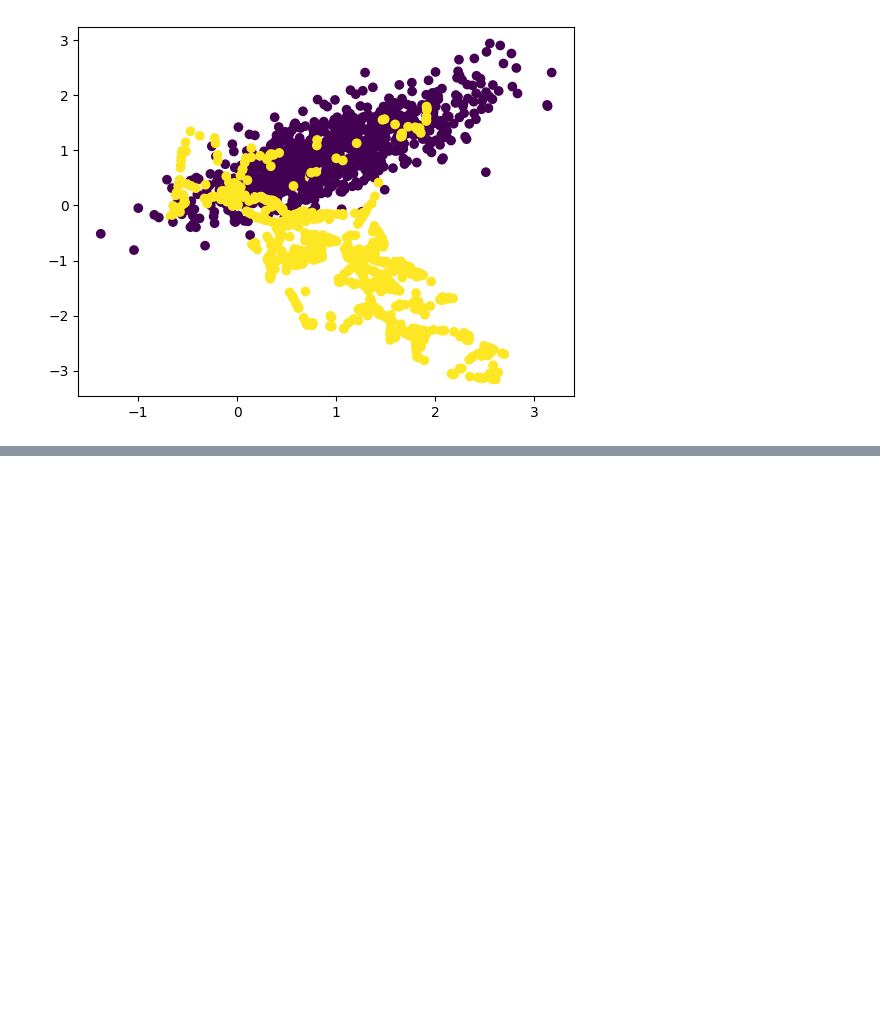
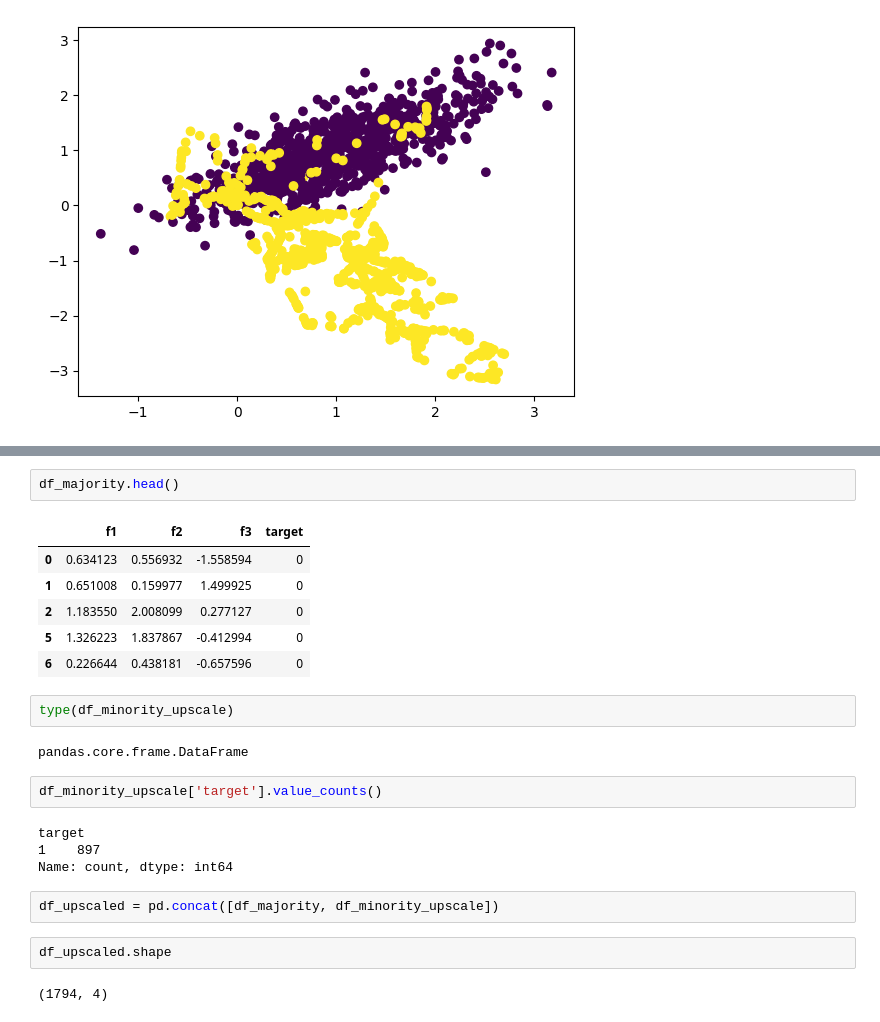
Before and after one commit to anuj-kumar-30/ML_pw, a Jupyter notebook: ML19_ML_Concepts/HandlingImbalancedDatasets.ipynb, the cells around one changed output, grey strips where cells are left out. Cells and saved outputs as stored; diff of their text form; blank space fills up the shorter version.

```diff
--- a/ML19_ML_Concepts/HandlingImbalancedDatasets.ipynb
+++ b/ML19_ML_Concepts/HandlingImbalancedDatasets.ipynb
@@ -235,0 +292,25 @@ plt.scatter(oversampled_df['F1'], oversampled_df['F2'], c=oversampled_df['Target
+# %%
+df_majority.head()
+# %% [output]
+|  | f1 | f2 | f3 | target |
+| 0 | 0.634123 | 0.556932 | -1.558594 | 0 |
+| 1 | 0.651008 | 0.159977 | 1.499925 | 0 |
+| 2 | 1.183550 | 2.008099 | 0.277127 | 0 |
+| 5 | 1.326223 | 1.837867 | -0.412994 | 0 |
+| 6 | 0.226644 | 0.438181 | -0.657596 | 0 |
+# %%
+type(df_minority_upscale)
+# %% [output]
+pandas.core.frame.DataFrame
+# %%
+df_minority_upscale['target'].value_counts()
+# %% [output]
+target
+1    897
+Name: count, dtype: int64
+# %%
+df_upscaled = pd.concat([df_majority, df_minority_upscale])
+# %%
+df_upscaled.shape
+# %% [output]
+(1794, 4)
```
Also changed, not shown: parts of 13 cells of this notebook, 4 other files.
